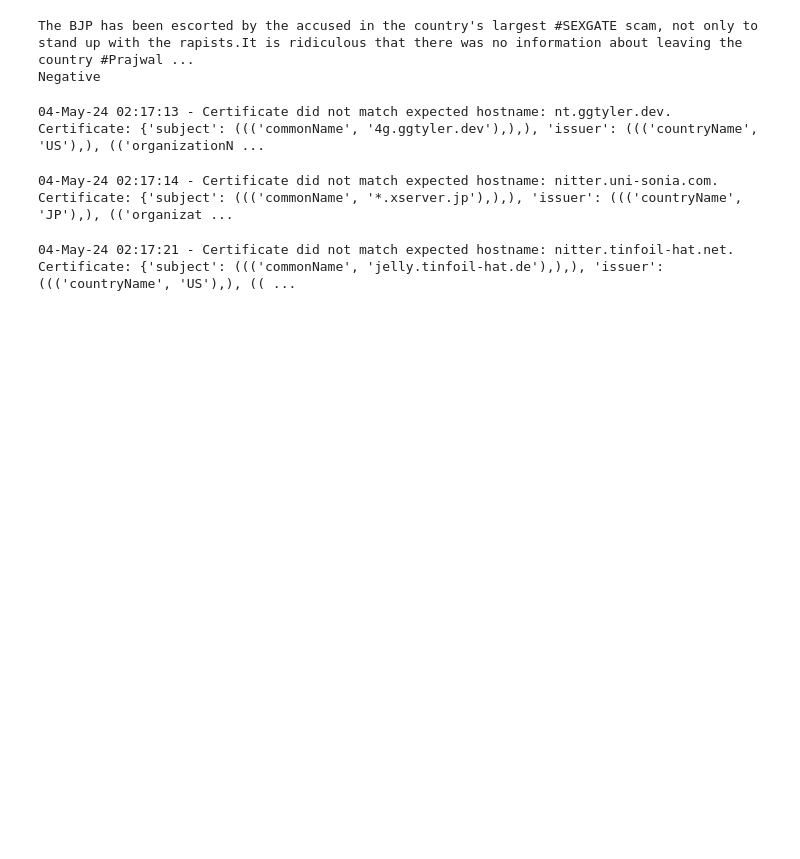
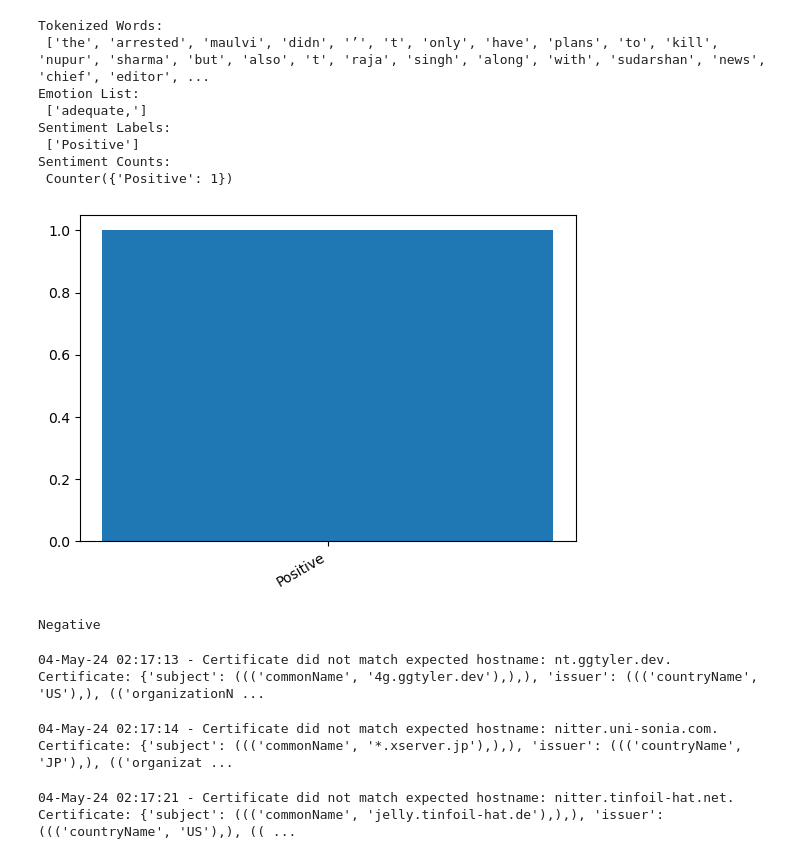
Before and after one commit to biptu123/tweet_analysis, a Jupyter notebook: fetch_tweets.ipynb, the cells around one changed output. Drawn from its saved outputs; the diff is of its cells as text; code cells hidden in the pictures; blank space fills up the shorter version.

```diff
--- a/fetch_tweets.ipynb
+++ b/fetch_tweets.ipynb
@@ -12,13 +14,25 @@ from language import translate_text
 # %%
-input_text = "More than tough decisions, I believe in taking the right decisions which are in the interest of our country."
+input_text = '''
+The Arrested Maulvi didn’t only have plans to Kill Nupur Sharma but also T Raja Singh along with Sudarshan News
+Chief Editor Suresh Chavhanke
+LKFC is solely responsible for the Hate spread against all three of them!.
+'''
 translated_text = translate_text(input_text)
 if translated_text:
     print(analyse_tweet(translated_text, True))
 else:
     print("Translation failed.")
 # %% [output]
-The BJP has been escorted by the accused in the country's largest #SEXGATE scam, not only to stand up with the rapists.It is ridiculous that there was no information about leaving the country #Prajwal ...
-Negative
+Tokenized Words:
+ ['the', 'arrested', 'maulvi', 'didn', '’', 't', 'only', 'have', 'plans', 'to', 'kill', 'nupur', 'sharma', 'but', 'also', 't', 'raja', 'singh', 'along', 'with', 'sudarshan', 'news', 'chief', 'editor', ...
+Emotion List:
+ ['adequate,']
+Sentiment Labels:
+ ['Positive']
+Sentiment Counts:
+ Counter({'Positive': 1})
+[figure, added]
+Negative
 # %%
 # scrapper = Nitter()
 scraper = Nitter(log_level=1, skip_instance_check=False)
```
Also changed, not shown: parts of 1 cell of this notebook, 4 other files.
